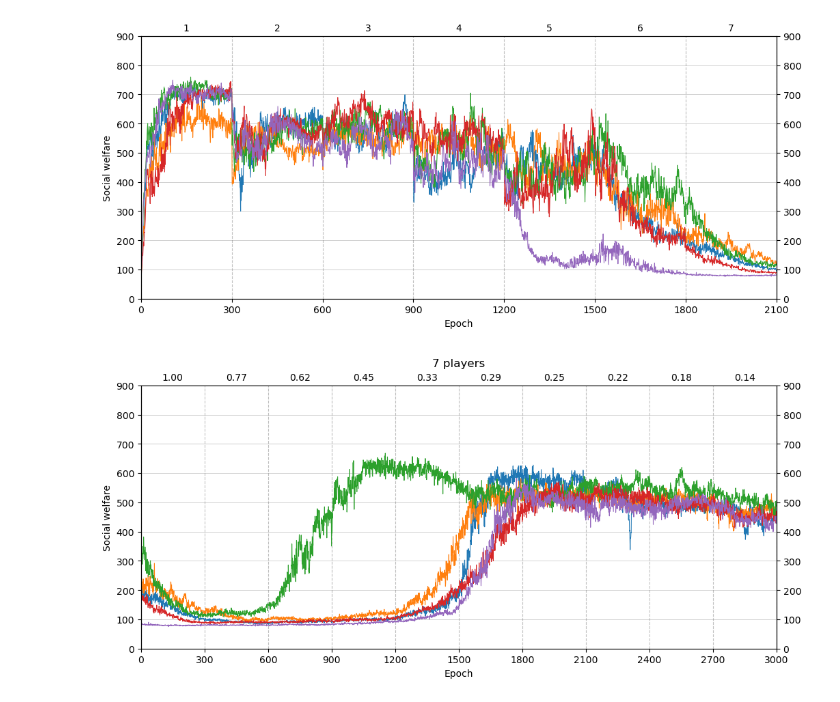
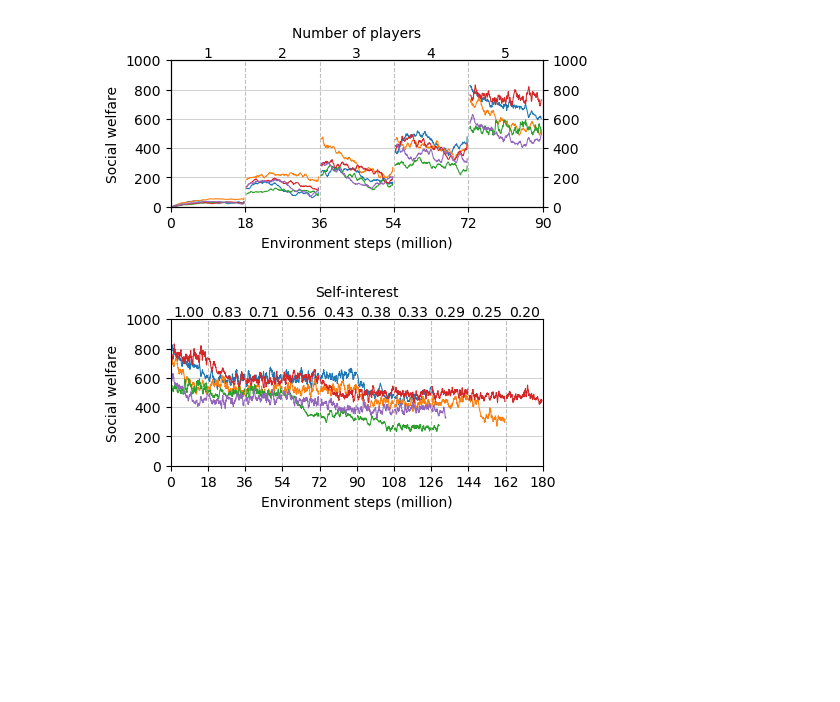
Before and after one commit to willis-richard/meltingpot, a Jupyter notebook: reward_transfer/results_n_players.ipynb, the cells around one changed output. Cells and saved outputs as stored; diff of their text form; code cells hidden in the pictures; blank space fills up the shorter version.

```diff
--- a/reward_transfer/results_n_players.ipynb
+++ b/reward_transfer/results_n_players.ipynb
@@ -20,16 +28,15 @@ window = 21
 epochs = 300
 # %%
-def load_df(trial_id: str, *, environment: dict[str], independent: bool=False, num_players: int=None, self_interest: float=None):
-    df = pd.read_json(os.path.join(INPUT, environment['name'], trial_id, 'results.json'), lines=True)
+def load_df(trial_id: str, *, environment: dict[str], independent: bool=False, self_interest: float=None):
+    df = pd.read_json(os.path.join(INPUT, environment['folder'], environment['name'], trial_id, 'results.json'), lines=True)
     df['reward'] = df.episode_reward.apply(lambda x: np.mean(x))
     df['trial_id'] = trial_id
-    assert num_players is None or self_interest is None, 'Can only select based on either num_players or self_interest'
-    if num_players is not None:
-        df = df[(df['num_players'] == num_players)]
+    if self_interest is None:
+        df = df[(df['num_players'] == environment['n'])]
         df = df.sort_values(by=['self-interest', 'training_iteration'], ascending=[False, True])
         df = df.reset_index(drop=True)
         df['iteration'] = df.index + 1
-    elif self_interest is not None:
+    else:
         df = df[(df['self-interest'] == self_interest)]
         df['iteration'] = df.training_iteration + 300 * (df.num_players - 1)
 
@@ -40,25 +47,28 @@ def load_df(trial_id: str, *, environment: dict[str], independent: bool=False, n
         df = df.drop(columns=['policy_default_reward'])
     return df
 # %%
-def plot_num_players(df, rolling: bool = False):
+def plot_num_players(df, environment, rolling: bool = False):
     grouped = df.groupby('trial_id')
 
     # Plot each group
-    fig, ax = plt.subplots(figsize=(12, 5), facecolor='white')
+    fig, ax = plt.subplots(figsize=(4.8, 1.9), facecolor='white')
     for name, group in grouped:
         if rolling:
             result = group['reward'].rolling(window=window, center=True).mean()
-            indices = [list(range(epochs*i - window//2 + 1, epochs*i + window//2 +1)) for i in range(1, 7)]
+            indices = [list(range(epochs*i - window//2 + 1, epochs*i + window//2 +1)) for i in range(1, environment['n'])]
             result.iloc[indices] = np.nan
             result.plot(ax=ax, label=name, legend=False, lw=0.75)
         else:
             group.plot(x='iteration', y='reward', ax=ax, label=name, legend=False, lw=0.75)
 
-    ax.set_xlabel('Epoch')
+    ax.set_xlabel('Environment steps (million)')
+    ax.set_title('Number of players', fontsize=10, y=1.1)
     ax.set_ylabel('Social welfare')
-    ax.set_xlim(0, 2100)
-    ax.set_ylim(0, 900)
-    ax.set_xticks(np.arange(0, 2101, 300))
+    step_size = 300
+    ax.set_xlim(0, environment['n'] * step_size)
+    ax.set_ylim(0, environment['ylim'])
+    ax.set_xticks(np.arange(0, environment['n'] * step_size + 1, step_size))
+    ax.set_xticklabels(np.arange(0, environment['n'] * step_size * 30 * 2000 / 1e6 + 1, step_size * 30 * 2000 / 1e6).astype(int))
     ax.yaxis.grid(True, linestyle='-', linewidth=0.5, color='grey', alpha=0.5)
     ax.xaxis.grid(True, color='grey', linestyle='--', alpha=0.5)
 
@@ -66,7 +76,7 @@ def plot_num_players(df, rolling: bool = False):
     ax2.set_ylim(ax.get_ylim())  # Make sure the limits are the same
     ax2.set_yticks(ax.get_yticks())  # Duplicate the tick marks
 
-    regions = dict((str(i), i * 300) for i in range(1,8))
+    regions = dict((str(i), i * step_size) for i in range(1, environment['n'] + 1))
 
     for region, position in regions.items():
         # ax.axvline(x=position, color='gray', linestyle='--', alpha=0.5)
@@ -76,18 +86,19 @@ def plot_num_players(df, rolling: bool = False):
 # %%
 self_interest = 1
 independent = True
-rolling = False
-environment = harvest
+rolling = True
+environment = mushroom
 
 tids = environment['TRIAL_IDS_ID'] if independent else environment['TRIAL_IDS_SP']
 df = pd.concat([load_df(t, environment=environment, independent=independent, self_interest=self_interest) for t in tids])
 
-fig, ax = plot_num_players(df, rolling)
+fig, ax = plot_num_players(df, environment, rolling)
 
 mode = 'independent' if independent else 'self_play'
+name = f'num_players_{mode}_{environment["name"]}'
 if rolling:
     name += '_rolling'
-fig.savefig(f'num_players_{mode}_{environment["name"]}', dpi=300, bbox_inches='tight')
+fig.savefig(name, dpi=300, bbox_inches='tight')
 # %% [output]
-[figure, old version]
+[figure, new version]
 # %%
@@ -125,18 +140,20 @@ def plot_self_interest(df, rolling: bool = False):
 
     return fig, ax
 # %%
-n = 7
 independent = True
-rolling = False
-environment = harvest
+rolling = True
+environment = mushroom
 
 tids = environment['TRIAL_IDS_ID'] if independent else environment['TRIAL_IDS_SP']
-df = pd.concat([load_df(t, environment=environment, independent=independent, num_players=n) for t in tids])
+df = pd.concat([load_df(t, environment=environment, independent=independent) for t in tids])
 
 
-fig, ax = plot_self_interest(df, rolling=rolling)
+fig, ax = plot_self_interest(df, environment, rolling=rolling)
 
 mode = 'independent' if independent else 'self_play'
-fig.savefig(f'self_interest_{mode}_{n}_{environment["name"]}', dpi=300, bbox_inches='tight')
+name = f'self_interest_{mode}_{environment["name"]}'
+if rolling:
+    name += '_rolling'
+fig.savefig(name, dpi=300, bbox_inches='tight')
 # %% [output]
-[figure, old version]
+[figure, new version]
```
Also changed, not shown: parts of 10 cells of this notebook, 4 other files.
